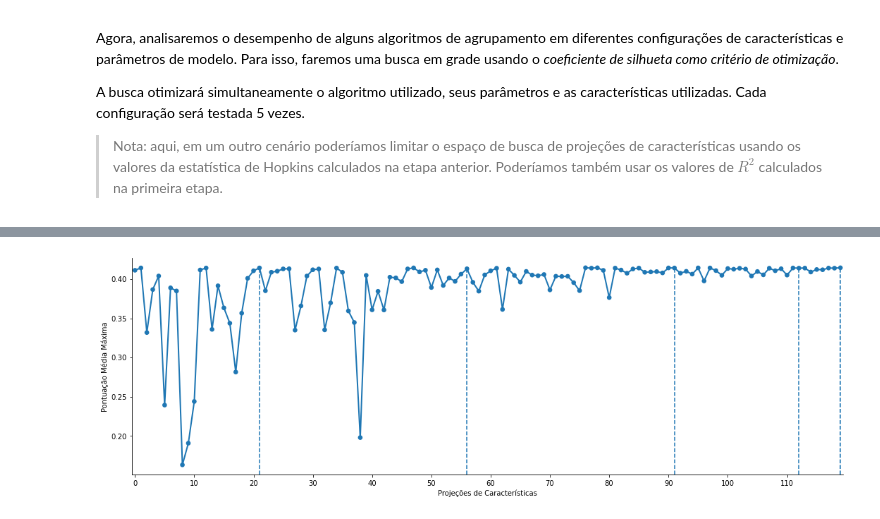
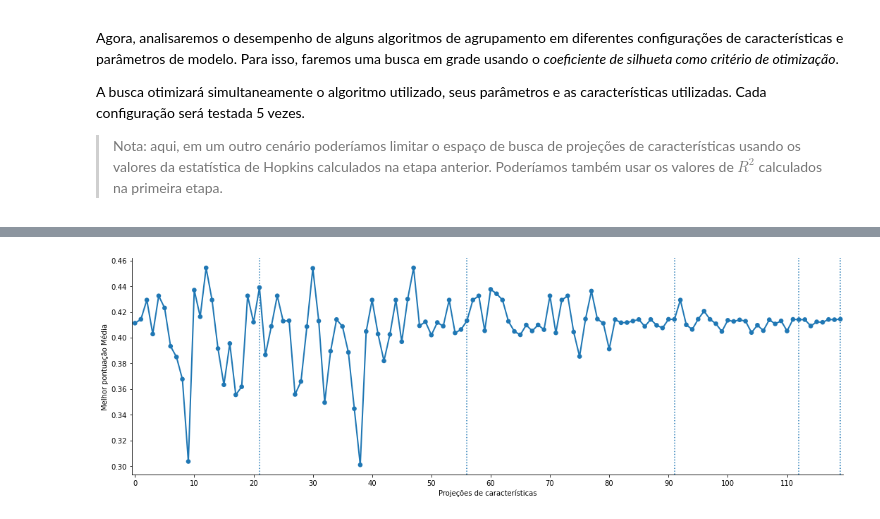
Before and after one commit to usr-bin32/data-mining-assignments, a Jupyter notebook: p4/notebook.ipynb, the cells around one changed output, grey strips where cells are left out. Cells and saved outputs as stored; diff of their text form; code cells hidden in the pictures.

```diff
--- a/p4/notebook.ipynb
+++ b/p4/notebook.ipynb
@@ -233,8 +250,4 @@ DÚVIDAS:
 # %%
-key = lambda x: frozenset(search_results.loc[x, "param_select__columns"])
-group = search_results.groupby(key)
-plt_data = pd.DataFrame(group["mean_test_score"].first())
-
 # Ordenar caractrerísticas de forma que elementos adjacentes
 # estejam a uma modificação de distância
 indices = [frozenset(column_combinations[0])]
@@ -245,36 +258,38 @@ while len(indices) < len(column_combinations):
         cols = frozenset(cols)
         last = indices[-1]
         if len(cols) != curr_len or cols in indices:
             continue
         if cols > last:
             distance = len(cols - last)
         else:
             distance = len(last - cols)
         if distance == 1:
             indices.append(cols)
             n_appended += 1
     if n_appended == 0:
         curr_len += 1
 
+key = lambda x: frozenset(search_results.loc[x, "param_select__columns"])
+group = search_results.groupby(key)
+
+plt_data = pd.DataFrame(group["mean_test_score"].max())
 plt_data = plt_data.reindex(indices)
 plt_data["index"] = list(range(len(plt_data)))
 plt_data["n_features"] = plt_data.index.map(len)
 
 g = sns.catplot(
     data=plt_data,
     x="index",
     y="mean_test_score",
     kind="point",
     aspect=3,
     scale=0.75,
 )
 g.ax.set_xticks(list(range(0, len(plt_data), 10)))
-g.ax.set_xlabel("Projeções de Características")
-g.ax.set_ylabel("Pontuação Média Máxima")
+g.ax.set_xlabel("Projeções de características")
+g.ax.set_ylabel("Melhor pontuação Média")
 for i, (x1, x2) in enumerate(zip(plt_data["n_features"], plt_data["n_features"][1:])):
     if x1 != x2:
-        val = plt_data.iloc[i + 1, 0]
-        max_ = g.ax.get_ylim()[1]
-        g.ax.axvline(x=i + 1, ymax=val / max_ - 0.01, ls="--")
+        g.ax.axvline(x=i + 1, ls=":")
 # %% [output]
-[figure, old version]
+[figure, new version]
```
Also changed, not shown: parts of 7 cells of this notebook.
